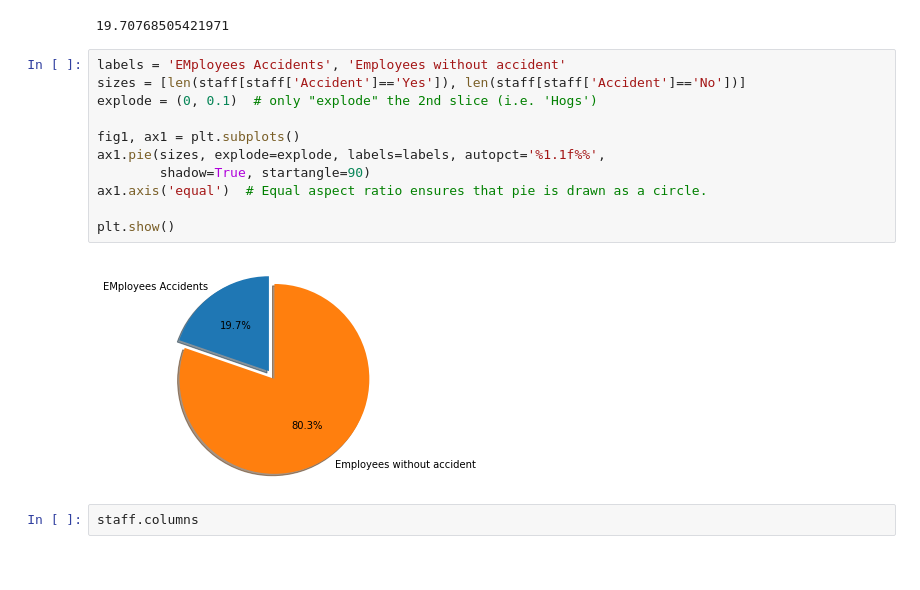
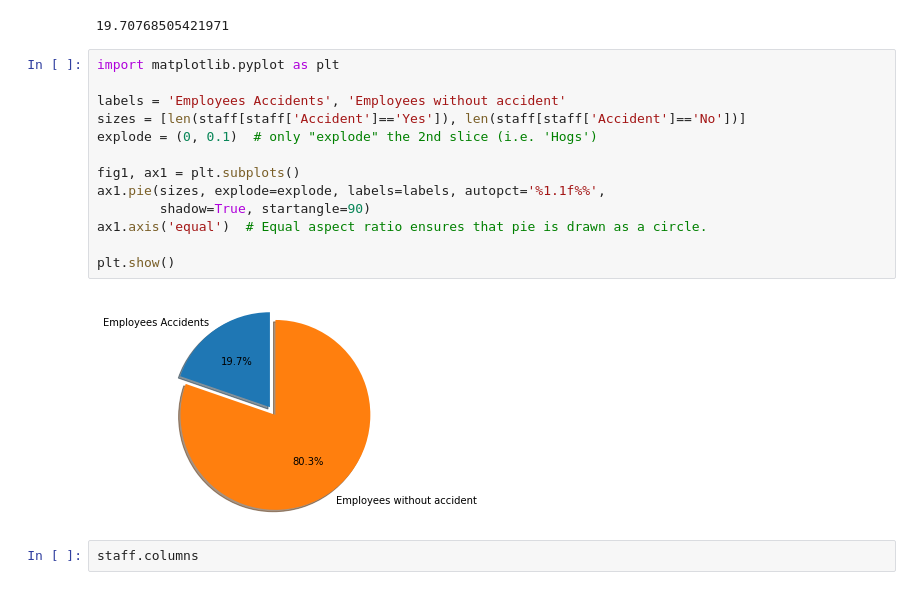
Before and after one commit to sarasabino/Accident_Rate_Project, a Jupyter notebook: Src/Notebooks/02_1_Exploratory_final_data.ipynb, the cells around one changed output. Saved outputs shown, nothing was run; the diff lists cells and outputs as text.

```diff
--- a/Src/Notebooks/02_1_Exploratory_final_data.ipynb
+++ b/Src/Notebooks/02_1_Exploratory_final_data.ipynb
@@ -103,18 +119,20 @@ number_accidents / employees * 100
 # %% [output]
 19.70768505421971
 # %%
-labels = 'EMployees Accidents', 'Employees without accident'
+import matplotlib.pyplot as plt
+
+labels = 'Employees Accidents', 'Employees without accident'
 sizes = [len(staff[staff['Accident']=='Yes']), len(staff[staff['Accident']=='No'])]
 explode = (0, 0.1)  # only "explode" the 2nd slice (i.e. 'Hogs')
 
 fig1, ax1 = plt.subplots()
 ax1.pie(sizes, explode=explode, labels=labels, autopct='%1.1f%%',
         shadow=True, startangle=90)
 ax1.axis('equal')  # Equal aspect ratio ensures that pie is drawn as a circle.
 
 plt.show()
 # %% [output]
-[figure, old version]
+[figure, new version]
 # %%
 staff.columns
 # %% [output]
```
Also changed, not shown: parts of 5 cells of this notebook.
